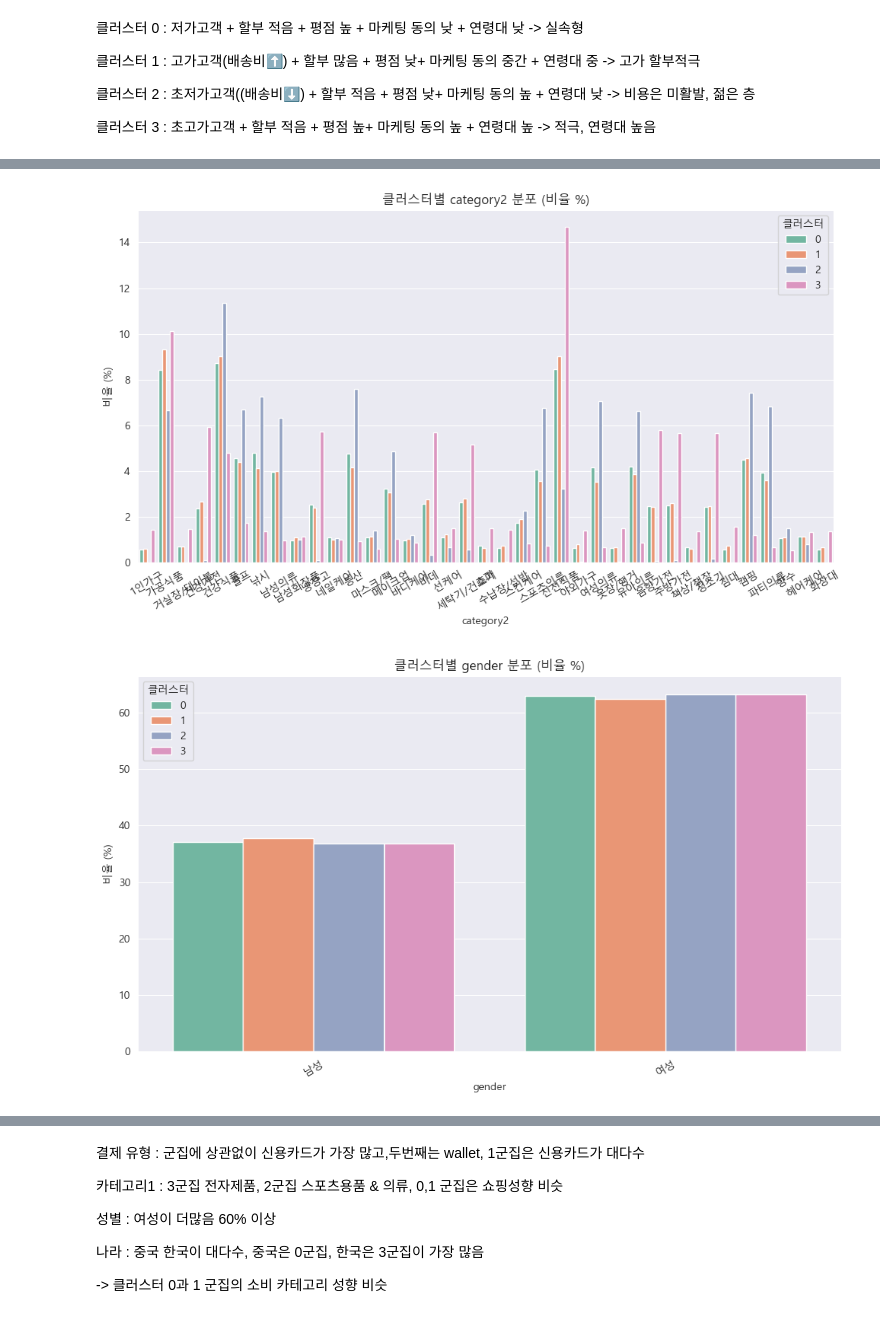
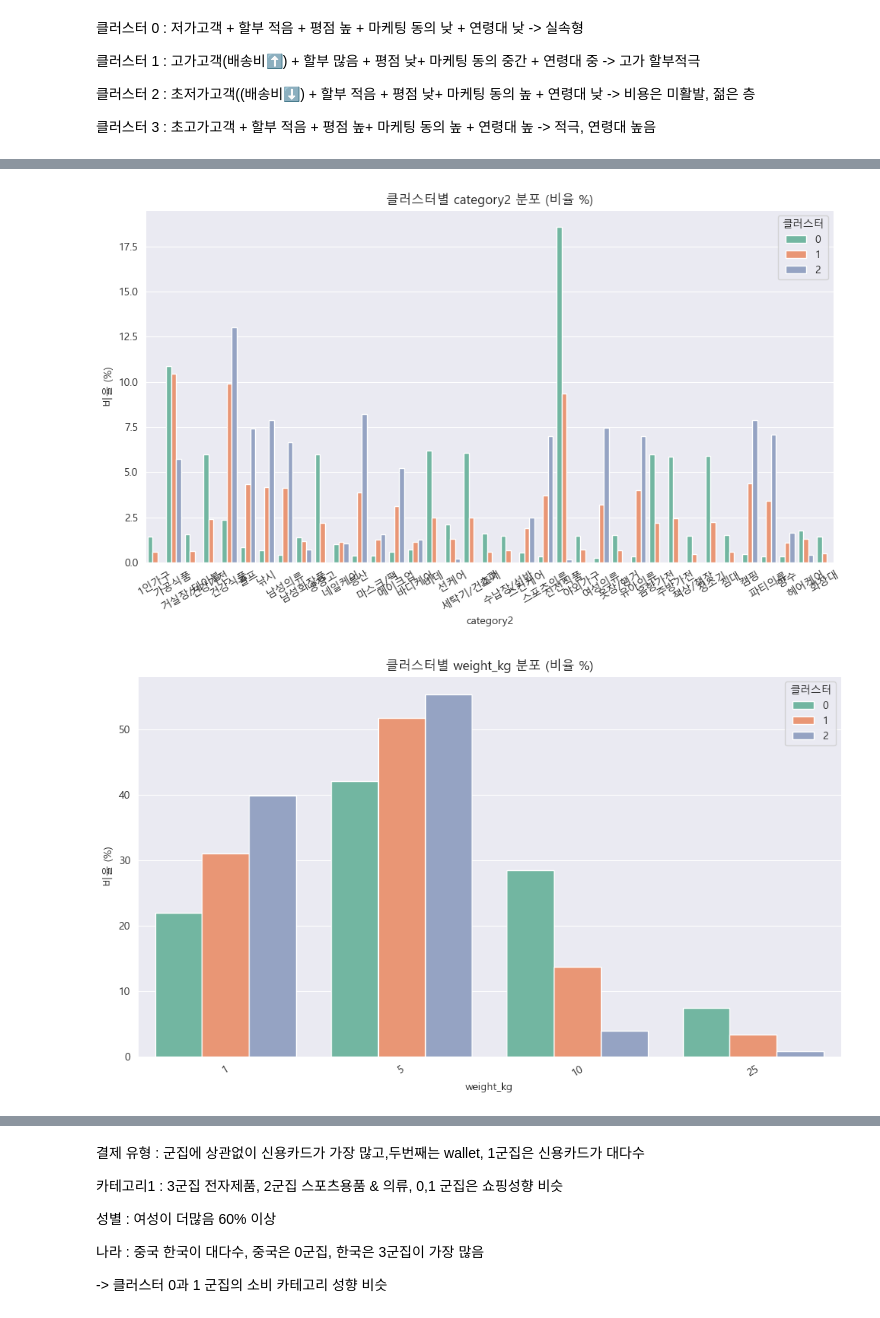
Before and after one commit to sasangkyoo/Marketing_proj, a Jupyter notebook: EDA_12_market.ipynb, the cells around one changed output, grey strips where cells are left out. Cells and saved outputs as stored; diff of their text form; code cells hidden in the pictures.

```diff
--- a/EDA_12_market.ipynb
+++ b/EDA_12_market.ipynb
@@ -437,6 +437,7 @@ std_cols = [
     'marketing_info_agree',
     'is_big_product',
     'review_score',
+    'price',
     'age'
 ]
 # %%
@@ -620,16 +603,19 @@ plt.show()
 # %%
-features = ['std_total_price', 'std_shipping_charges', 'std_payment_installments', 'std_review_score', 'std_marketing_info_agree', 'std_age']
+features = ['std_total_price',
+    'std_price',
+    'std_shipping_charges',
+    'std_payment_installments',]
 X = df_behavior[features].copy()
 X_pca = PCA(n_components=2).fit_transform(X)
 
-kmeans = KMeans(n_clusters=4, random_state=42, n_init=10)
+kmeans = KMeans(n_clusters=3, random_state=42, n_init=10)
 labels = kmeans.fit_predict(X)
-df_behavior.loc[:, 'cluster'] = labels.copy()
+df_behavior.loc[:, 'cluster'] = labels
 
 # 시각화
 plt.figure(figsize=(8,6))
 sns.scatterplot(x=X_pca[:,0], y=X_pca[:,1], hue=labels, palette='Set2', s=40)
-plt.title('PCA Projection with KMeans Clusters (k=4)')
+plt.title('PCA Projection with KMeans Clusters (k=3)')
 plt.xlabel('PC1')
 plt.ylabel('PC2')
 plt.grid(True)
@@ -665,5 +652,5 @@ cluster
 # %%
-def plot_cluster_bar_ratio(df, column, cluster_col='cluster1', order=None):
+def plot_cluster_bar_ratio(df, column, cluster_col, order=None):
 
     count_df = df.groupby([cluster_col, column]).size().reset_index(name='count')
     count_df['percentage'] = count_df['count'] / count_df.groupby(cluster_col)['count'].transform('sum') * 100
@@ -677,16 +664,15 @@ def plot_cluster_bar_ratio(df, column, cluster_col='cluster1', order=None):
     plt.legend(title='클러스터')
     plt.xticks(rotation=30)
     plt.tight_layout()
-    plt.savefig(os.path.join(save_dir, f"1clu{column}ratio.png"), dpi=300)
+    plt.savefig(os.path.join(save_dir, f"{cluster_col}{column}ratio.png"), dpi=300)
     plt.show()
 # %%
 # 변수별 시각화
 marketing_delivered['cluster1'] = df_behavior['cluster'].values
-plot_cluster_bar_ratio(marketing_delivered, 'payment_type')
-plot_cluster_bar_ratio(marketing_delivered, 'category1')
-plot_cluster_bar_ratio(marketing_delivered, 'category2')
-plot_cluster_bar_ratio(marketing_delivered, 'gender')
-plot_cluster_bar_ratio(marketing_delivered, 'country')
-plot_cluster_bar_ratio(marketing_delivered, 'marketing_info_agree')
-plot_cluster_bar_ratio(marketing_delivered, 'agegroup')
+plot_cluster_bar_ratio(marketing_delivered, 'payment_type', 'cluster1')
+plot_cluster_bar_ratio(marketing_delivered, 'category1', 'cluster1')
+plot_cluster_bar_ratio(marketing_delivered, 'category2', 'cluster1')
+plot_cluster_bar_ratio(marketing_delivered, 'weight_kg', 'cluster1')
+plot_cluster_bar_ratio(marketing_delivered, 'is_big_product', 'cluster1')
+plot_cluster_bar_ratio(marketing_delivered, 'country', 'cluster1')
 # %% [output]
@@ -695,2 +681,2 @@ plot_cluster_bar_ratio(marketing_delivered, 'agegroup')
-[figure, old version]
+[figure, new version]
-[figure, old version]
+[figure, new version]
```
Also changed, not shown: parts of 40 cells of this notebook.
